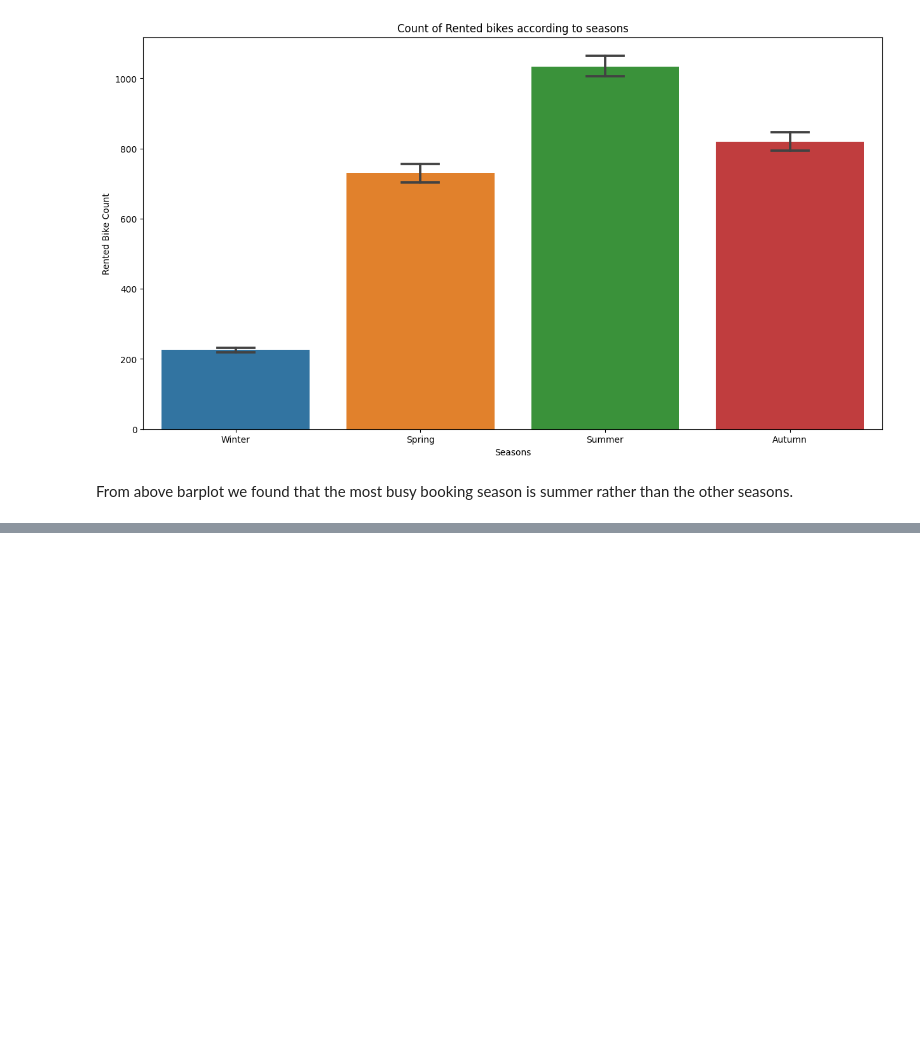
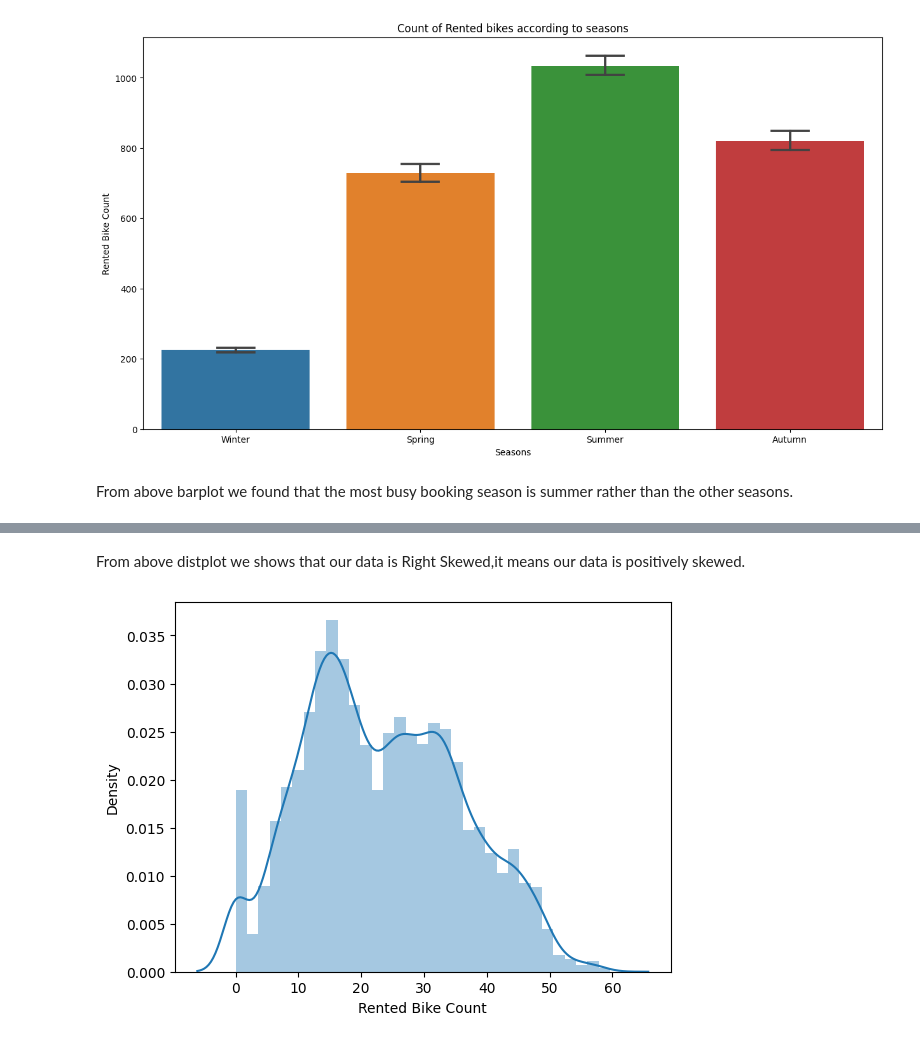
Before and after one commit to fkofkf431/Bike-Sharing-Demand-Prediction-Regression-capstone-project, a Jupyter notebook: Bike_Sharing_Demand_Prediction(Regression)_Capstone_Project.ipynb, the cells around one changed output, grey strips where cells are left out. Cells and saved outputs as stored; diff of their text form; code cells hidden in the pictures; blank space fills up the shorter version.

```diff
--- a/Bike_Sharing_Demand_Prediction(Regression)_Capstone_Project.ipynb
+++ b/Bike_Sharing_Demand_Prediction(Regression)_Capstone_Project.ipynb
@@ -353,0 +358,8 @@ From above barplot we found that the most busy booking season is summer rather t
+# %% [markdown]
+From above distplot we shows that our data is Right Skewed,it means our data is positively skewed.
+# %%
+#Take square root to make our data normally distributed
+sns.distplot(np.sqrt(df["Rented Bike Count"]))
+plt.show()
+# %% [output]
+[figure, added]
```
Also changed, not shown: parts of 14 cells of this notebook.
